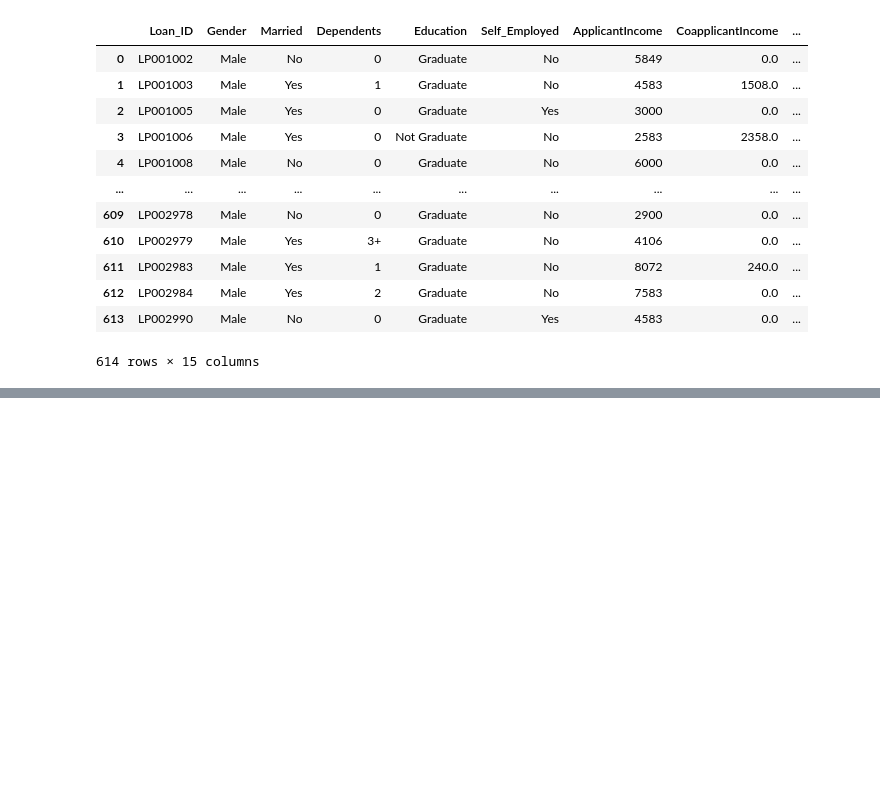
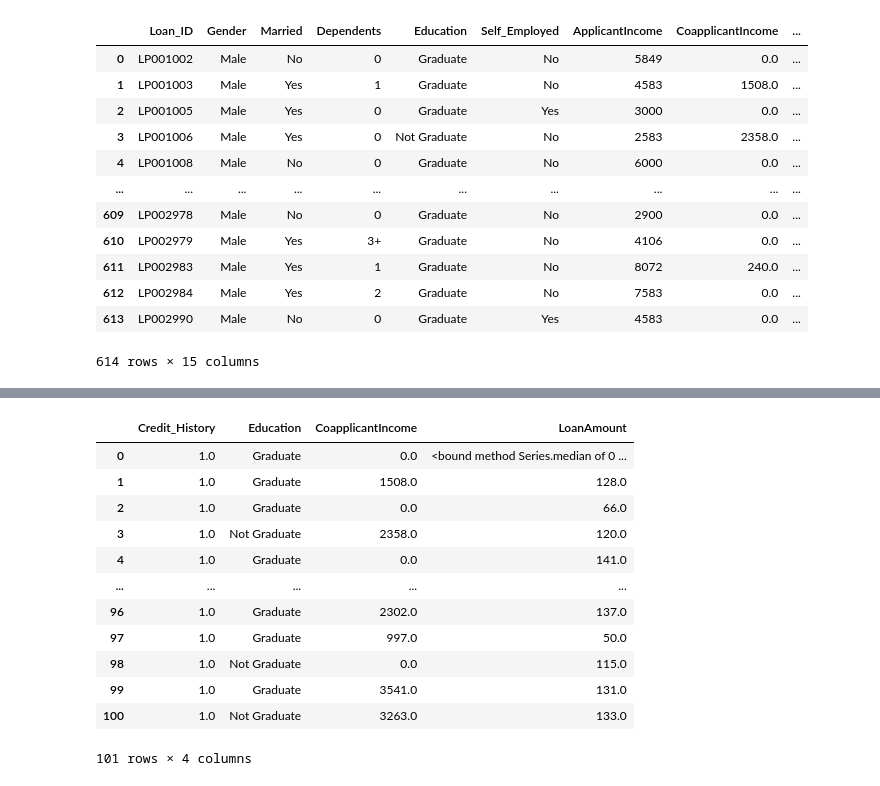
Before and after one commit to siddh-webd-ml/Machine-Learning, a Jupyter notebook: PandaBasics1.ipynb, the cells around one changed output, grey strips where cells are left out. Saved outputs shown, nothing was run; the diff lists cells and outputs as text; code cells hidden in the pictures; blank space fills up the shorter version.

```diff
--- a/PandaBasics1.ipynb
+++ b/PandaBasics1.ipynb
@@ -436,0 +516,16 @@ df
+# %%
+df.iloc[:101,[10,4,7,8]]
+# %% [output]
+|  | Credit_History | Education | CoapplicantIncome | LoanAmount |
+| 0 | 1.0 | Graduate | 0.0 | <bound method Series.median of 0 ... |
+| 1 | 1.0 | Graduate | 1508.0 | 128.0 |
+| 2 | 1.0 | Graduate | 0.0 | 66.0 |
+| 3 | 1.0 | Not Graduate | 2358.0 | 120.0 |
+| 4 | 1.0 | Graduate | 0.0 | 141.0 |
+| ... | ... | ... | ... | ... |
+| 96 | 1.0 | Graduate | 2302.0 | 137.0 |
+| 97 | 1.0 | Graduate | 997.0 | 50.0 |
+| 98 | 1.0 | Not Graduate | 0.0 | 115.0 |
+| 99 | 1.0 | Graduate | 3541.0 | 131.0 |
+| 100 | 1.0 | Not Graduate | 3263.0 | 133.0 |
+101 rows × 4 columns
```
Also changed, not shown: parts of 15 cells of this notebook.
